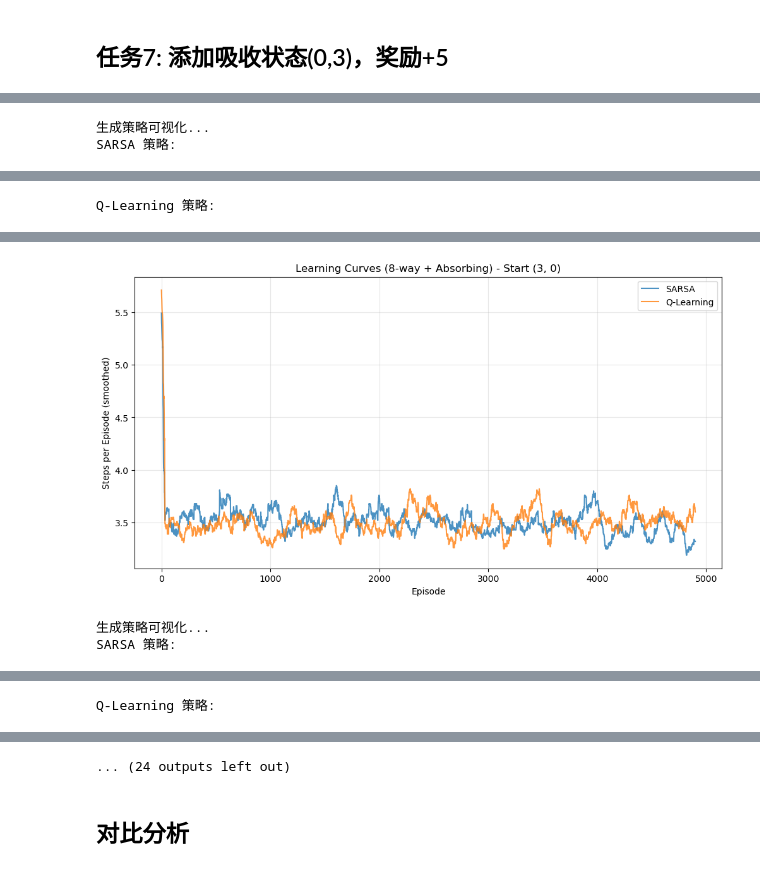
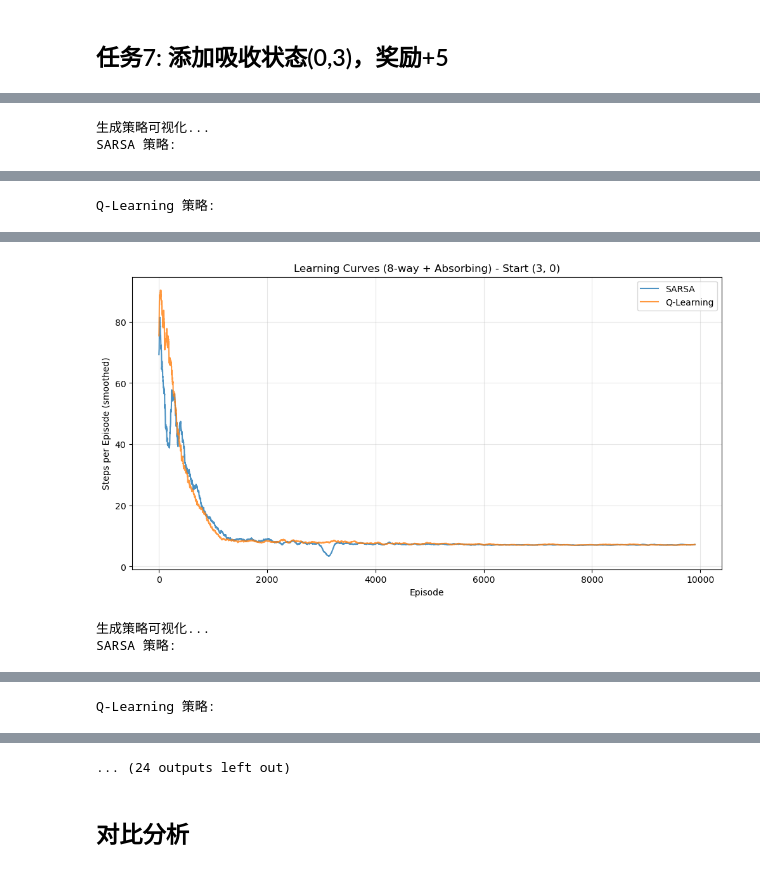
Before and after one commit to serenNan/HW, a Jupyter notebook: HW2_Solution.ipynb, the cells around one changed output, grey strips where cells are left out. Saved outputs shown, nothing was run; the diff lists cells and outputs as text; code cells hidden in the pictures.

```diff
--- a/HW2_Solution.ipynb
+++ b/HW2_Solution.ipynb
@@ -408,7 +440,7 @@ for start in start_states:
 
     # SARSA
     print("\n运行 SARSA...")
-    Q_sarsa, steps_sarsa = sarsa(env_king, start, episodes=5000, alpha=0.1, epsilon=0.1)
+    Q_sarsa, steps_sarsa = sarsa(env_king, start, episodes=10000, alpha=0.1, epsilon=0.1)
     policy_sarsa = get_optimal_policy(Q_sarsa, env_king)
     path_sarsa = get_optimal_path(policy_sarsa, env_king, start)
     print(f"SARSA 最优路径长度: {len(path_sarsa)-1} 步")
@@ -416,7 +448,7 @@ for start in start_states:
 
     # Q-Learning
     print("\n运行 Q-Learning...")
-    Q_qlearn, steps_qlearn = q_learning(env_king, start, episodes=5000, alpha=0.1, epsilon=0.1)
+    Q_qlearn, steps_qlearn = q_learning(env_king, start, episodes=10000, alpha=0.1, epsilon=0.1)
     policy_qlearn = get_optimal_policy(Q_qlearn, env_king)
     path_qlearn = get_optimal_path(policy_qlearn, env_king, start)
     print(f"Q-Learning 最优路径长度: {len(path_qlearn)-1} 步")
@@ -514,7 +546,7 @@ for start in start_states:
 
     # SARSA
     print("\n运行 SARSA (4向)...")
-    Q_sarsa_rook, steps_sarsa_rook = sarsa(env_rook, start, episodes=5000, alpha=0.1, epsilon=0.1)
+    Q_sarsa_rook, steps_sarsa_rook = sarsa(env_rook, start, episodes=10000, alpha=0.1, epsilon=0.1)
     policy_sarsa_rook = get_optimal_policy(Q_sarsa_rook, env_rook)
     path_sarsa_rook = get_optimal_path(policy_sarsa_rook, env_rook, start)
     print(f"SARSA (4向) 最优路径长度: {len(path_sarsa_rook)-1} 步")
@@ -522,7 +554,7 @@ for start in start_states:
 
     # Q-Learning
     print("\n运行 Q-Learning (4向)...")
-    Q_qlearn_rook, steps_qlearn_rook = q_learning(env_rook, start, episodes=5000, alpha=0.1, epsilon=0.1)
+    Q_qlearn_rook, steps_qlearn_rook = q_learning(env_rook, start, episodes=10000, alpha=0.1, epsilon=0.1)
     policy_qlearn_rook = get_optimal_policy(Q_qlearn_rook, env_rook)
     path_qlearn_rook = get_optimal_path(policy_qlearn_rook, env_rook, start)
     print(f"Q-Learning (4向) 最优路径长度: {len(path_qlearn_rook)-1} 步")
@@ -624,36 +656,78 @@ for start in start_states:
     print(f"起始位置: {start}")
     print(f"{'='*60}")
 
+    # 使用乐观初始化来鼓励探索更高奖励的路径
+    # 初始化Q=15 > 所有可能的真实Q值，鼓励充分探索
     # SARSA
     print("\n运行 SARSA (8向 + 吸收状态)...")
-    Q_sarsa_abs, steps_sarsa_abs = sarsa(env_absorbing_king, start, episodes=5000, alpha=0.1, epsilon=0.1)
+    print("（使用乐观初始化Q=15 + epsilon衰减0.1→0.01 + 10000轮）")
+    print("这会鼓励算法探索所有路径,找到真正的最优策略")
+    Q_sarsa_abs, steps_sarsa_abs = sarsa(env_absorbing_king, start, episodes=10000, alpha=0.1, epsilon=0.1, epsilon_decay=True, optimistic_init=15.0)
     policy_sarsa_abs = get_optimal_policy(Q_sarsa_abs, env_absorbing_king)
     path_sarsa_abs = get_optimal_path(policy_sarsa_abs, env_absorbing_king, start)
     print(f"SARSA 路径长度: {len(path_sarsa_abs)-1} 步")
     print(f"路径: {path_sarsa_abs}")
 
+    # 计算累积奖励
+    total_reward_sarsa = (len(path_sarsa_abs)-1) * (-1)
+    if path_sarsa_abs[-1] == env_absorbing_king.goal_state:
+        total_reward_sarsa += 10
+        endpoint_desc = "✅ 目标状态(+10) - 最优!"
+    elif path_sarsa_abs[-1] == env_absorbing_king.absorbing_state:
+        total_reward_sarsa += 5
+        endpoint_desc = "⚠️ 吸收状态(+5) - 次优"
+    else:
+        endpoint_desc = "其他"
+    print(f"累积奖励: {total_reward_sarsa} - {endpoint_desc}")
+
     # Q-Learning
     print("\n运行 Q-Learning (8向 + 吸收状态)...")
-    Q_qlearn_abs, steps_qlearn_abs = q_learning(env_absorbing_king, start, episodes=5000, alpha=0.1, epsilon=0.1)
+    print("（使用乐观初始化Q=15 + epsilon衰减0.1→0.01 + 10000轮）")
+    Q_qlearn_abs, steps_qlearn_abs = q_learning(env_absorbing_king, start, episodes=10000, alpha=0.1, epsilon=0.1, epsilon_decay=True, optimistic_init=15.0)
     policy_qlearn_abs = get_optimal_policy(Q_qlearn_abs, env_absorbing_king)
     path_qlearn_abs = get_optimal_path(policy_qlearn_abs, env_absorbing_king, start)
     print(f"Q-Learning 路径长度: {len(path_qlearn_abs)-1} 步")
     print(f"路径: {path_qlearn_abs}")
+
+    # 计算累积奖励
+    total_reward_qlearn = (len(path_qlearn_abs)-1) * (-1)
+    if path_qlearn_abs[-1] == env_absorbing_king.goal_state:
+        total_reward_qlearn += 10
+        endpoint_desc = "✅ 目标状态(+10) - 最优!"
+    elif path_qlearn_abs[-1] == env_absorbing_king.absorbing_state:
+        total_reward_qlearn += 5
+        endpoint_desc = "⚠️ 吸收状态(+5) - 次优"
+    else:
+        endpoint_desc = "其他"
+    print(f"累积奖励: {total_reward_qlearn} - {endpoint_desc}")
 
     # 对比分析
     print("\n" + "-"*60)
     print("对比分析:")
     print("-"*60)
     print(f"路径长度是否一致: {'是' if len(path_sarsa_abs) == len(path_qlearn_abs) else '否'}")
-    print(f"  SARSA: {len(path_sarsa_abs)-1} 步")
-    print(f"  Q-Learning: {len(path_qlearn_abs)-1} 步")
+    print(f"  SARSA: {len(path_sarsa_abs)-1} 步，累积奖励: {total_reward_sarsa}")
+    print(f"  Q-Learning: {len(path_qlearn_abs)-1} 步，累积奖励: {total_reward_qlearn}")
 
-    # 检查是否经过吸收状态
-    sarsa_via_absorbing = (0, 3) in path_sarsa_abs
-    qlearn_via_absorbing = (0, 3) in path_qlearn_abs
-    print(f"\n路径是否经过吸收状态(0,3):")
-    print(f"  SARSA: {'是' if sarsa_via_absorbing else '否'}")
-    print(f"  Q-Learning: {'是' if qlearn_via_absorbing else '否'}")
+    # 检查是否到达正确的目标
+    sarsa_optimal = path_sarsa_abs[-1] == (3, 7)
+    qlearn_optimal = path_qlearn_abs[-1] == (3, 7)
+    print(f"\n终点状态:")
+    print(f"  SARSA终点: {path_sarsa_abs[-1]} - {'✅ 目标(+10)最优!' if sarsa_optimal else '⚠️ 吸收(+5)次优'}")
+    print(f"  Q-Learning终点: {path_qlearn_abs[-1]} - {'✅ 目标(+10)最优!' if qlearn_optimal else '⚠️ 吸收(+5)次优'}")
+
+    if sarsa_optimal and qlearn_optimal:
+        print("\n🎉 成功! 乐观初始化让算法找到了真正的最优策略(奖励+2)")
+    else:
+        print("\n⚠️ 注意: 即使用乐观初始化,某些起点仍可能需要更多探索")
+
+    # 显示Q值以理解决策
+    if start == (6, 0):
+        print(f"\n起始状态 {start} 的Q值分析:")
+        best_action_sarsa = max(env_absorbing_king.actions, key=lambda a: Q_sarsa_abs[(start, a)])
+        best_action_qlearn = max(env_absorbing_king.actions, key=lambda a: Q_qlearn_abs[(start, a)])
+        print(f"  SARSA最优动作: {best_action_sarsa}, Q值: {Q_sarsa_abs[(start, best_action_sarsa)]:.3f}")
+        print(f"  Q-Learning最优动作: {best_action_qlearn}, Q值: {Q_qlearn_abs[(start, best_action_qlearn)]:.3f}")
 
     # 绘制学习曲线
     print("\n绘制学习曲线...")
@@ -680,7 +754,8 @@ for start in start_states:
 
     # SARSA
     print("\n运行 SARSA (4向 + 吸收状态)...")
-    Q_sarsa_abs_rook, steps_sarsa_abs_rook = sarsa(env_absorbing_rook, start, episodes=5000, alpha=0.1, epsilon=0.1)
+    print("（使用乐观初始化Q=15 + epsilon衰减0.1→0.01 + 10000轮）")
+    Q_sarsa_abs_rook, steps_sarsa_abs_rook = sarsa(env_absorbing_rook, start, episodes=10000, alpha=0.1, epsilon=0.1, epsilon_decay=True, optimistic_init=15.0)
     policy_sarsa_abs_rook = get_optimal_policy(Q_sarsa_abs_rook, env_absorbing_rook)
     path_sarsa_abs_rook = get_optimal_path(policy_sarsa_abs_rook, env_absorbing_rook, start)
     print(f"SARSA 路径长度: {len(path_sarsa_abs_rook)-1} 步")
@@ -688,7 +763,8 @@ for start in start_states:
 
     # Q-Learning
     print("\n运行 Q-Learning (4向 + 吸收状态)...")
-    Q_qlearn_abs_rook, steps_qlearn_abs_rook = q_learning(env_absorbing_rook, start, episodes=5000, alpha=0.1, epsilon=0.1)
+    print("（使用乐观初始化Q=15 + epsilon衰减0.1→0.01 + 10000轮）")
+    Q_qlearn_abs_rook, steps_qlearn_abs_rook = q_learning(env_absorbing_rook, start, episodes=10000, alpha=0.1, epsilon=0.1, epsilon_decay=True, optimistic_init=15.0)
     policy_qlearn_abs_rook = get_optimal_policy(Q_qlearn_abs_rook, env_absorbing_rook)
     path_qlearn_abs_rook = get_optimal_path(policy_qlearn_abs_rook, env_absorbing_rook, start)
     print(f"Q-Learning 路径长度: {len(path_qlearn_abs_rook)-1} 步")
@@ -702,12 +778,12 @@ for start in start_states:
     print(f"  SARSA: {len(path_sarsa_abs_rook)-1} 步")
     print(f"  Q-Learning: {len(path_qlearn_abs_rook)-1} 步")
 
-    # 检查是否经过吸收状态
-    sarsa_via_absorbing = (0, 3) in path_sarsa_abs_rook
-    qlearn_via_absorbing = (0, 3) in path_qlearn_abs_rook
-    print(f"\n路径是否经过吸收状态(0,3):")
-    print(f"  SARSA: {'是' if sarsa_via_absorbing else '否'}")
-    print(f"  Q-Learning: {'是' if qlearn_via_absorbing else '否'}")
+    # 检查是否到达正确的目标
+    sarsa_via_absorbing = path_sarsa_abs_rook[-1] == (0, 3)
+    qlearn_via_absorbing = path_qlearn_abs_rook[-1] == (0, 3)
+    print(f"\n终点状态:")
+    print(f"  SARSA终点: {path_sarsa_abs_rook[-1]} - {'吸收状态(+5)' if sarsa_via_absorbing else '目标状态(+10) ✅'}")
+    print(f"  Q-Learning终点: {path_qlearn_abs_rook[-1]} - {'吸收状态(+5)' if qlearn_via_absorbing else '目标状态(+10) ✅'}")
 
     # 绘制学习曲线
     print("\n绘制学习曲线...")
@@ -763,5 +839,5 @@ Q-Learning 路径长度: 3 步
 
 绘制学习曲线...
-[figure, old version]
+[figure, new version]
 生成策略可视化...
 SARSA 策略:
```
Also changed, not shown: parts of 11 cells of this notebook.
